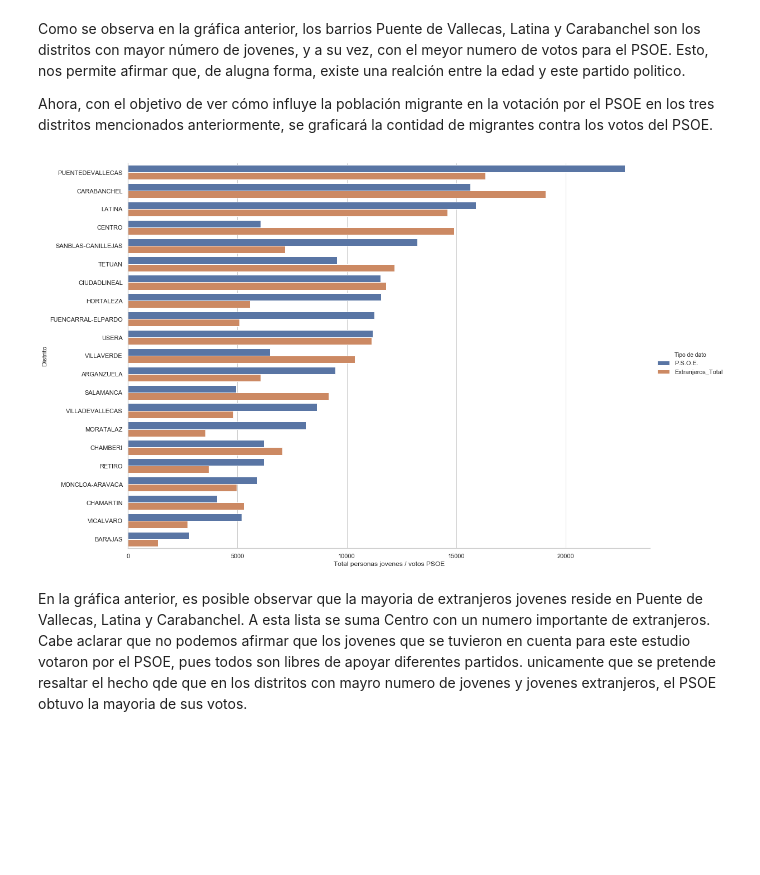
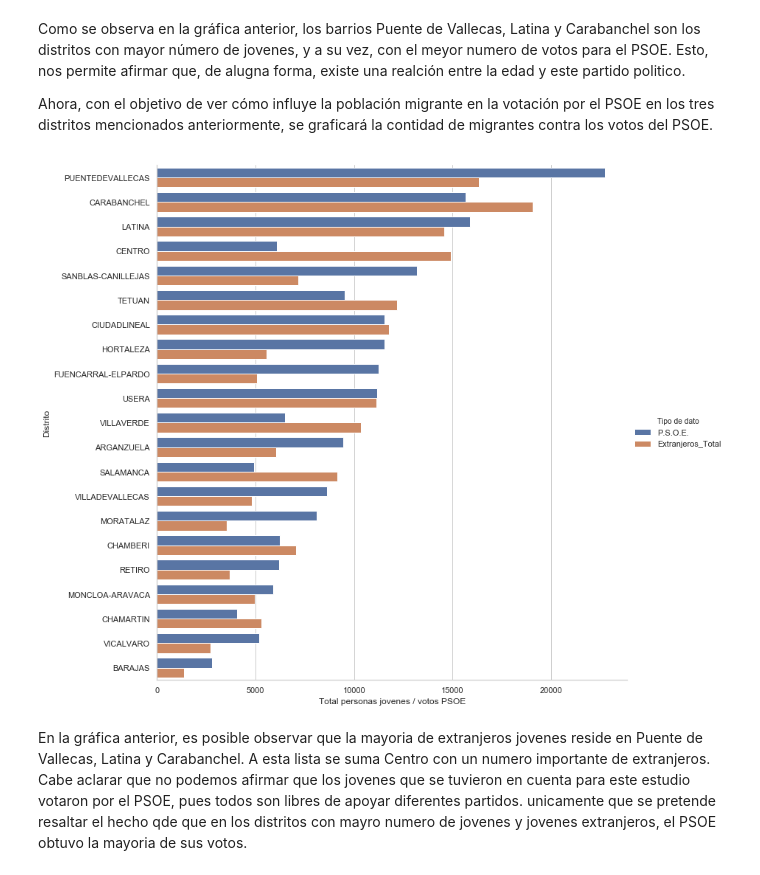
Before and after one commit to InmaLatorre/G3_ProyectoPython, a Jupyter notebook: MAIN.ipynb, the cells around one changed output. Saved outputs shown, nothing was run; the diff lists cells and outputs as text; code cells hidden in the pictures; blank space fills up the shorter version.

```diff
--- a/MAIN.ipynb
+++ b/MAIN.ipynb
@@ -314,34 +299,34 @@ Ahora, con el objetivo de ver cómo influye la población migrante en la votaci
 # %%
 # Se extraen los datos de los jovenes migrantes de la tabla
 jovenes_migrantes_distrito = seleccionar_data_por_edad(rango_edades_jovenes,
                                                        'Extranjeros_Total',
                                                        'sum').sort_values('Distrito')
 
 # Se agega la columna de que contiene la cantidad de votos del PSOE por distrito
 jovenes_migrantes_distrito['P.S.O.E.'] = votos_psoe_distrito['P.S.O.E.']
 
 # Se hace un melt de la tabla para graficar utilizando las dos barras una al lado de la otra
 tabla_para_grafica = jovenes_migrantes_distrito.melt(id_vars='Distrito')
 
 # Se modifican los titulos de las columnas y se organiza de mayor a menor Pot la columna 'Total'
 tabla_para_grafica.columns = ['Distrito', 'Tipo de dato', 'Total']
 tabla_para_grafica = tabla_para_grafica.sort_values('Total', ascending=False)
 
 # Se plotea el resultado
 sns.set(style="whitegrid")
 sns.set_color_codes("pastel")
 
 q = sns.catplot(y="Distrito" , x='Total',
                 hue='Tipo de dato',
                 data=tabla_para_grafica,
                 kind='bar',
-                height=10.5, aspect= 1.5)
+                height=10.6, aspect= 1.1)
 
 q.set_ylabels("Distrito")
 q.set_xlabels("Total personas jovenes / votos PSOE")
 plt.show()
 # %% [output]
-[figure, old version]
+[figure, new version]
 # %% [markdown]
 En la gráfica anterior, es posible observar que la mayoria de extranjeros jovenes reside en Puente de Vallecas, Latina y Carabanchel. A esta lista se suma Centro con un numero importante de extranjeros. Cabe aclarar que no podemos afirmar que los jovenes que se tuvieron en cuenta para este estudio votaron por el PSOE, pues todos son libres de apoyar diferentes partidos. unicamente que se pretende resaltar el hecho qde que en los distritos con mayro numero de jovenes y jovenes extranjeros, el PSOE obtuvo la mayoria de sus votos.
 # %% [markdown]
```
Also changed, not shown: parts of 13 cells of this notebook.
